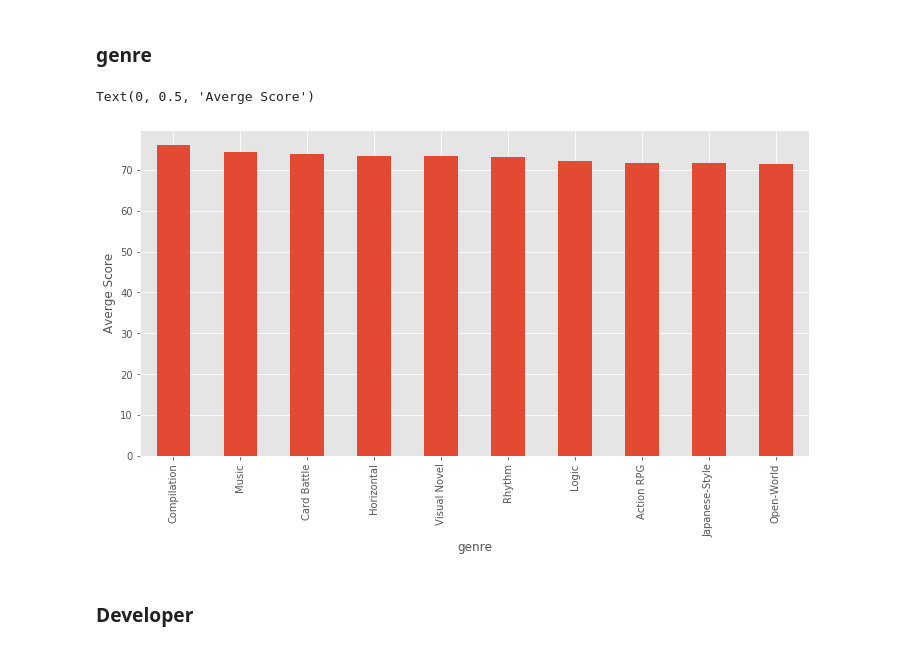
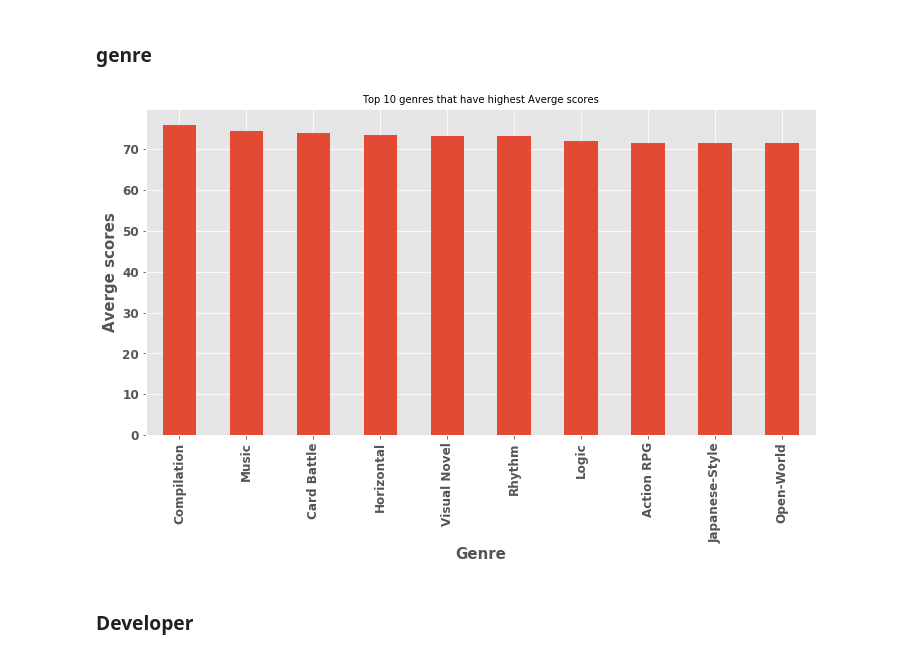
Before and after one commit to xiaogangzhu/web_scraping-project, a Jupyter notebook: switchgame_analysis.ipynb, the cells around one changed output. Drawn from its saved outputs; the diff is of its cells as text; code cells hidden in the pictures.

```diff
--- a/switchgame_analysis.ipynb
+++ b/switchgame_analysis.ipynb
@@ -472,12 +496,16 @@ The most success game is Super Mario Odyssey following by The Legend of Zelda: B
 # %%
 group_genre = df_genre.groupby('genre')['avg_score'].agg(['count','mean']).sort_values(by='mean',ascending=False)
 group_genre = group_genre[group_genre['count']>10] #Filter genre that has less than 10 games
 plt.figure(figsize=(12,6))
 group_genre.head(10)['mean'].plot.bar()
-plt.ylabel('Averge Score')
+plt.xlabel('Genre',fontweight='bold',fontsize=15)
+plt.ylabel('Averge scores',fontweight='bold',fontsize=15)
+plt.xticks(fontweight='bold',fontsize=12)
+plt.yticks(fontweight='bold',fontsize=12)
+plt.title('Top 10 genres that have highest Averge scores',fontsize=10)
+plt.savefig('genre_success.png',bbox_inches = 'tight')
 # %% [output]
-Text(0, 0.5, 'Averge Score')
-[figure, old version]
+[figure, new version]
 # %% [markdown]
 ### Developer
 # %%
```
Also changed, not shown: parts of 27 cells of this notebook, 1 other file.
